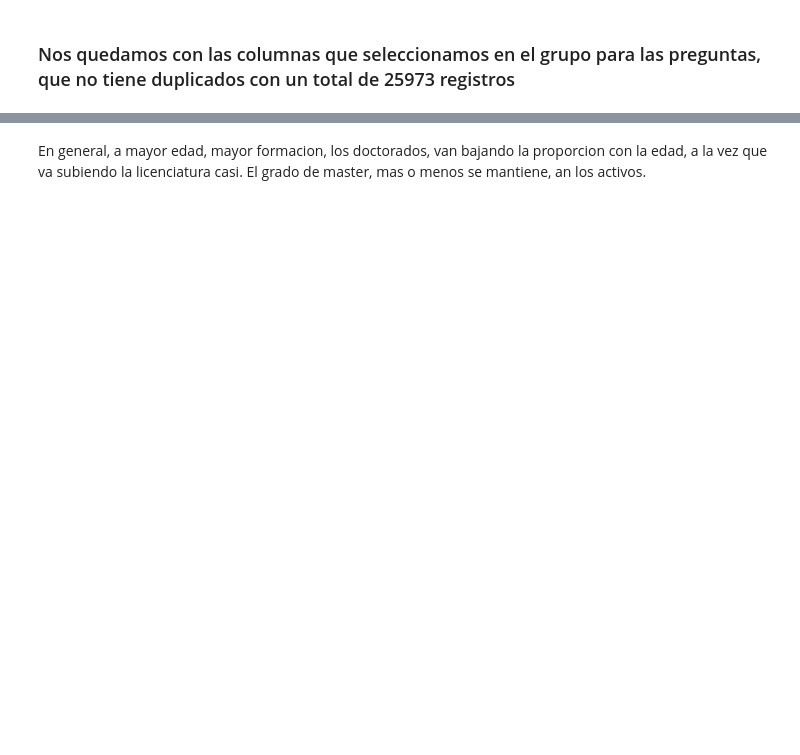
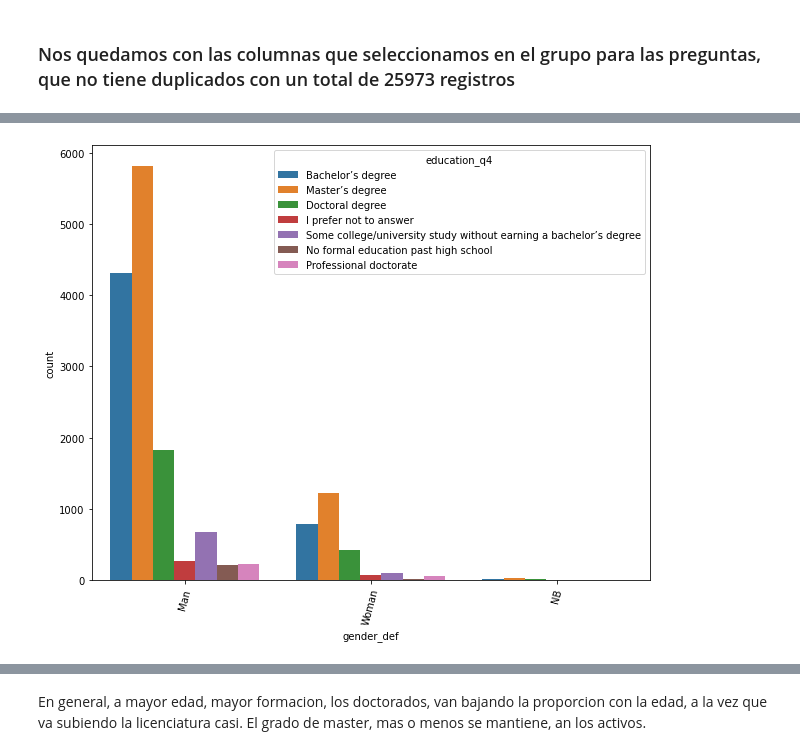
Before and after one commit to Adalab/project-da-promo-c-module-2-team-1, a Jupyter notebook: code/EducacionQ4.ipynb, the cells around one changed output, grey strips where cells are left out. Saved outputs shown, nothing was run; the diff lists cells and outputs as text; code cells hidden in the pictures; blank space fills up the shorter version.

```diff
--- a/code/EducacionQ4.ipynb
+++ b/code/EducacionQ4.ipynb
@@ -263,0 +123,2 @@ plt.show()
+# %%
+df_def_fomacion2=df_def_fomacion.dropna(subset= ["sector_q20"], how = "any")
@@ -263,0 +158,7 @@ plt.show()
+# %%
+plt.figure(figsize =(10,8))
+sns.countplot(x=df_def_fomacion2['gender_def'],data = df_def_fomacion2 , hue='education_q4')
+plt.xticks(rotation= 75)
+plt.show()
+# %% [output]
+[figure, added]
```
Also changed, not shown: parts of 82 cells of this notebook.
